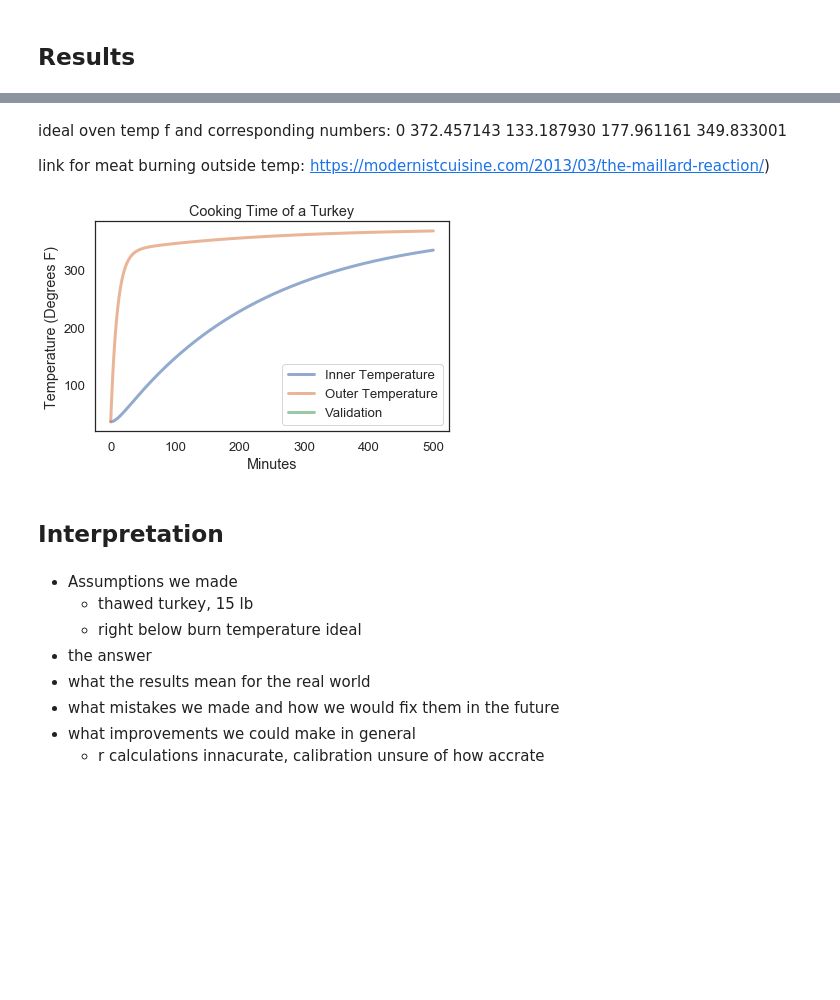
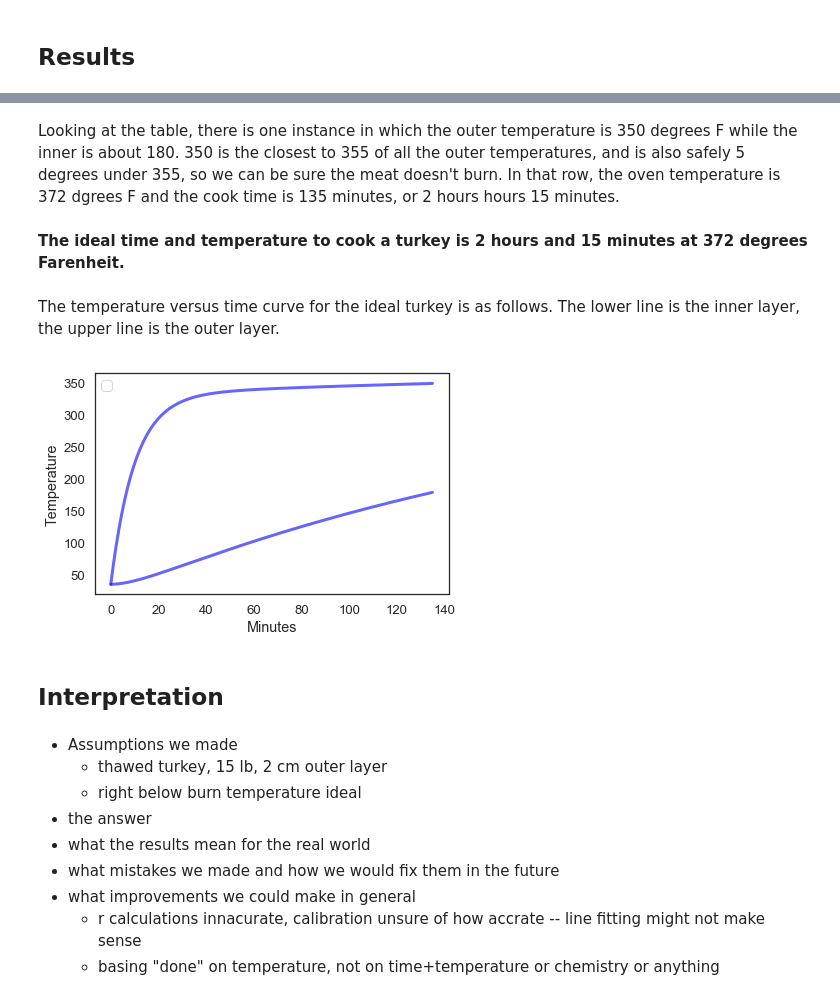
Before and after one commit to MellieZito/Project-2, a Jupyter notebook: code/Turkey.ipynb, the cells around one changed output, grey strips where cells are left out. Cells and saved outputs as stored; diff of their text form; code cells hidden in the pictures; blank space fills up the shorter version.

```diff
--- a/code/Turkey.ipynb
+++ b/code/Turkey.ipynb
@@ -333,25 +333,25 @@ results_table = make_results_table(detailed_sweep, 355)
-# %% [markdown]
-ideal oven temp f and corresponding numbers:
-0	372.457143	133.187930	177.961161	349.833001
-
-link for meat burning outside temp:
-https://modernistcuisine.com/2013/03/the-maillard-reaction/)
+# %% [markdown]
+Looking at the table, there is one instance in which the outer temperature is 350 degrees F while the inner is about 180. 350 is the closest to 355 of all the outer temperatures, and is also safely 5 degrees under 355, so we can be sure the meat doesn't burn. In that row, the oven temperature is 372 dgrees F and the cook time is 135 minutes, or 2 hours hours 15 minutes.
+# %% [markdown]
+**The ideal time and temperature to cook a turkey is 2 hours and 15 minutes at 372 degrees Farenheit.**
+# %% [markdown]
+The temperature versus time curve for the ideal turkey is as follows. The lower line is the inner layer, the upper line is the outer layer.
 # %%
 ideal_oven_temp_k = (372-32)*(5/9)+273
-system = make_system(params,ideal_oven_temp_k,275,500) #params, T_oven, T_init, t_end
-results, details = run_ode_solver(system,slope_func,max_step=1)
-empty = TimeSeries()
-plot_results_validation(results.T_inner, results.T_outer, empty)
+system = make_system(params,ideal_oven_temp_k,275,135) #params, T_oven, T_init, t_end
+results_ideal, details = run_ode_solver(system,slope_func,max_step=1)
+plot_results(results_ideal.T_inner, results_ideal.T_outer, 'blue')
 # %% [output]
-[figure, old version]
+[figure, new version]
 # %% [markdown]
 ## Interpretation
 # %% [markdown]
 - Assumptions we made
-    - thawed turkey, 15 lb
+    - thawed turkey, 15 lb, 2 cm outer layer
     - right below burn temperature ideal
 - the answer
 - what the results mean for the real world
 - what mistakes we made and how we would fix them in the future
 - what improvements we could make in general
-    - r calculations innacurate, calibration unsure of how accrate
+    - r calculations innacurate, calibration unsure of how accrate -- line fitting might not make sense
+    - basing "done" on temperature, not on time+temperature or chemistry or anything
```
Also changed, not shown: parts of 7 cells of this notebook.
